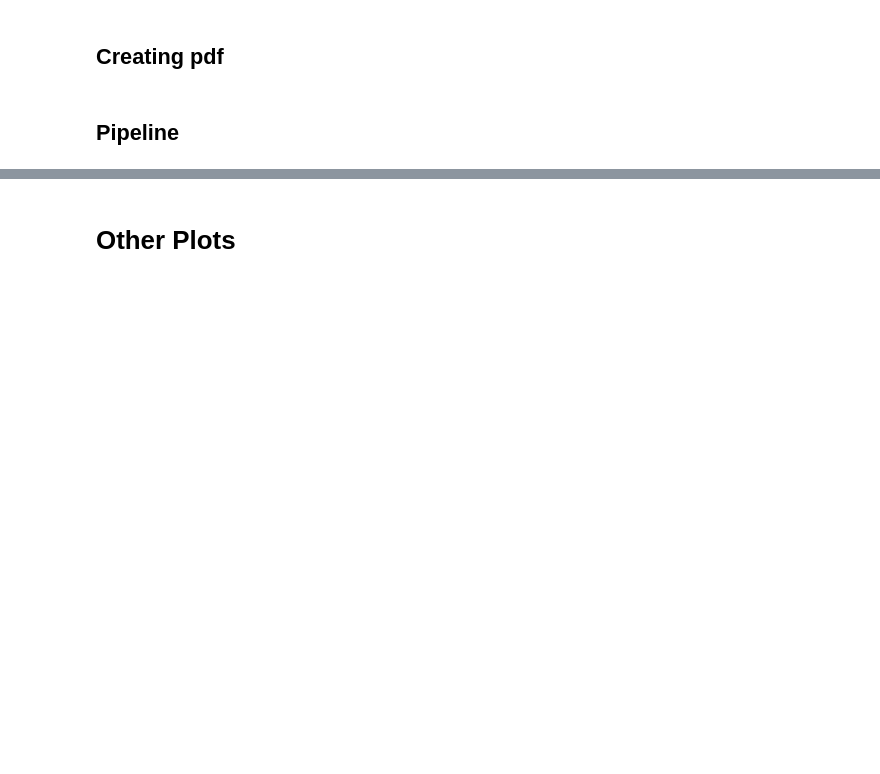
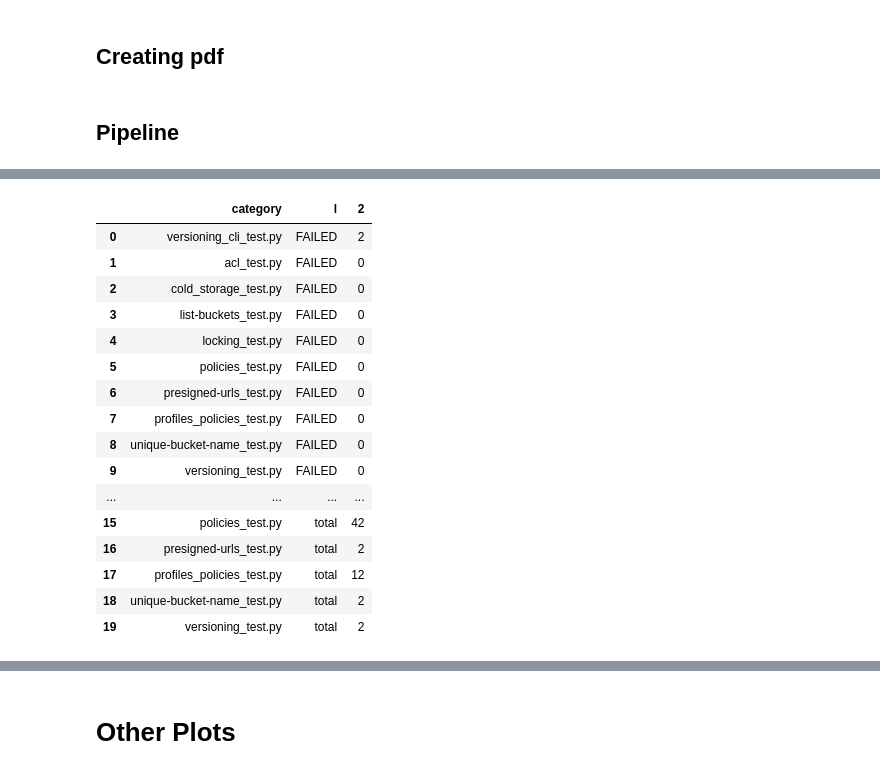
Before and after one commit to 2xlhe/gh-Actions-Reader, a Jupyter notebook: report.ipynb, the cells around one changed output, grey strips where cells are left out. Drawn from its saved outputs; the diff is of its cells as text; code cells hidden in the pictures; blank space fills up the shorter version.

```diff
--- a/report.ipynb
+++ b/report.ipynb
@@ -451,0 +442,6 @@ ValueError: The truth value of a DataFrame is ambiguous. Use a.empty, a.bool(),
+# %%
+b = all_tests_df[['category', 'status']]
+total_category = b.groupby(['status','category']).value_counts()
+status_freq_df = pd.DataFrame([total_category.FAILED, total_category.PASSED]).fillna(0).astype(int)
+status_freq_df = status_freq_df.T
+status_freq_df.columns = ['FAILED', 'PASSED']
@@ -451,0 +463,28 @@ ValueError: The truth value of a DataFrame is ambiguous. Use a.empty, a.bool(),
+# %%
+a = status_freq_df
+a['total'] = a['FAILED'] + a['PASSED']
+
+a.reset_index().melt(
+    id_vars=['category'],
+    value_vars=['FAILED', 'total'],
+    var_name='l',
+    value_name='2',
+)
+# %% [output]
+|  | category | l | 2 |
+| 0 | versioning_cli_test.py | FAILED | 2 |
+| 1 | acl_test.py | FAILED | 0 |
+| 2 | cold_storage_test.py | FAILED | 0 |
+| 3 | list-buckets_test.py | FAILED | 0 |
+| 4 | locking_test.py | FAILED | 0 |
+| 5 | policies_test.py | FAILED | 0 |
+| 6 | presigned-urls_test.py | FAILED | 0 |
+| 7 | profiles_policies_test.py | FAILED | 0 |
+| 8 | unique-bucket-name_test.py | FAILED | 0 |
+| 9 | versioning_test.py | FAILED | 0 |
+| ... | ... | ... | ... |
+| 15 | policies_test.py | total | 42 |
+| 16 | presigned-urls_test.py | total | 2 |
+| 17 | profiles_policies_test.py | total | 12 |
+| 18 | unique-bucket-name_test.py | total | 2 |
+| 19 | versioning_test.py | total | 2 |
```
Also changed, not shown: parts of 12 cells of this notebook, 4 other files.
